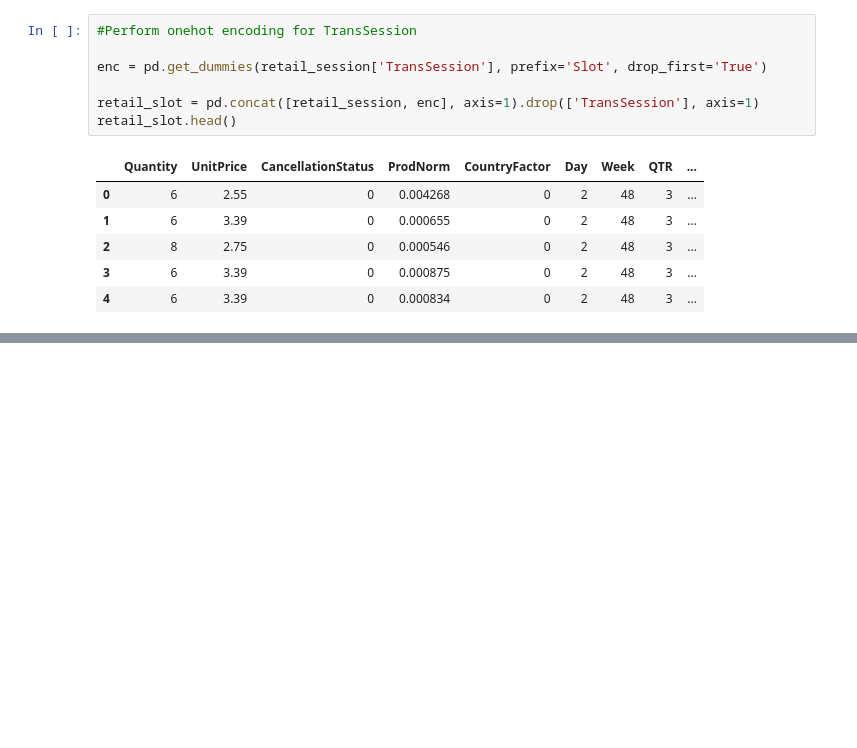
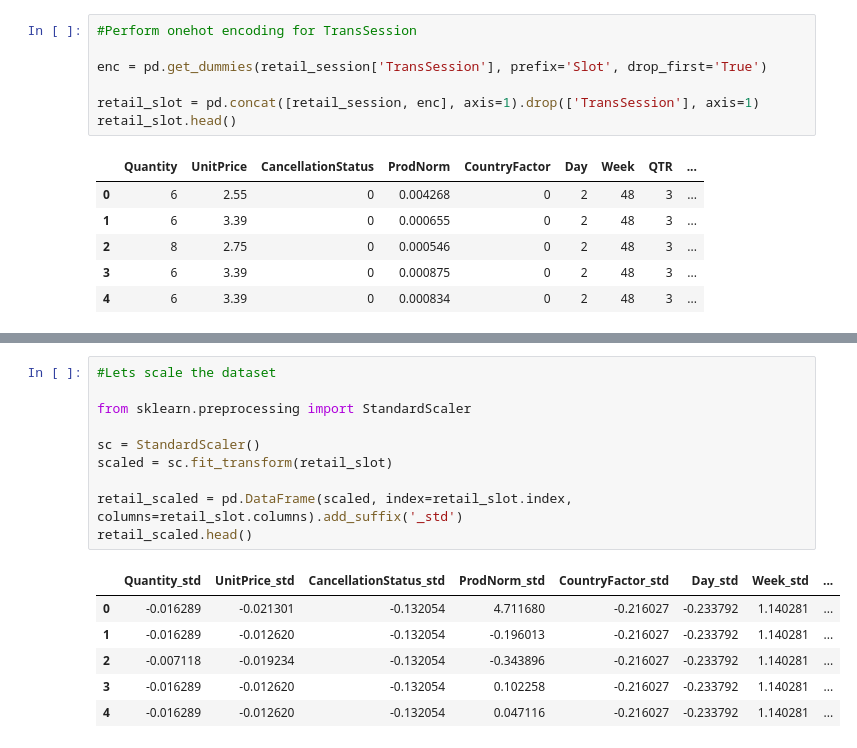
Before and after one commit to debhere/Retail-Customer-Clustering, a Jupyter notebook: Clustering Retail Customers.ipynb, the cells around one changed output, grey strips where cells are left out. Saved outputs shown, nothing was run; the diff lists cells and outputs as text; blank space fills up the shorter version.

```diff
--- a/Clustering Retail Customers.ipynb
+++ b/Clustering Retail Customers.ipynb
@@ -319,3 +319,20 @@ retail_slot.describe().T
 | QTR | 541909.0 | 2.569917 | 0.997935 | 1.000000 | 2.000000 | 3.000000 | 3.000000 | 4.000000 |
 | Slot_Evening | 541909.0 | 0.075767 | 0.264626 | 0.000000 | 0.000000 | 0.000000 | 0.000000 | 1.000000 |
 | Slot_Morning | 541909.0 | 0.277493 | 0.447762 | 0.000000 | 0.000000 | 0.000000 | 1.000000 | 1.000000 |
+# %%
+#Lets scale the dataset
+
+from sklearn.preprocessing import StandardScaler
+
+sc = StandardScaler()
+scaled = sc.fit_transform(retail_slot)
+
+retail_scaled = pd.DataFrame(scaled, index=retail_slot.index, columns=retail_slot.columns).add_suffix('_std')
+retail_scaled.head()
+# %% [output]
+|  | Quantity_std | UnitPrice_std | CancellationStatus_std | ProdNorm_std | CountryFactor_std | Day_std | Week_std | ... |
+| 0 | -0.016289 | -0.021301 | -0.132054 | 4.711680 | -0.216027 | -0.233792 | 1.140281 | ... |
+| 1 | -0.016289 | -0.012620 | -0.132054 | -0.196013 | -0.216027 | -0.233792 | 1.140281 | ... |
+| 2 | -0.007118 | -0.019234 | -0.132054 | -0.343896 | -0.216027 | -0.233792 | 1.140281 | ... |
+| 3 | -0.016289 | -0.012620 | -0.132054 | 0.102258 | -0.216027 | -0.233792 | 1.140281 | ... |
+| 4 | -0.016289 | -0.012620 | -0.132054 | 0.047116 | -0.216027 | -0.233792 | 1.140281 | ... |
```
